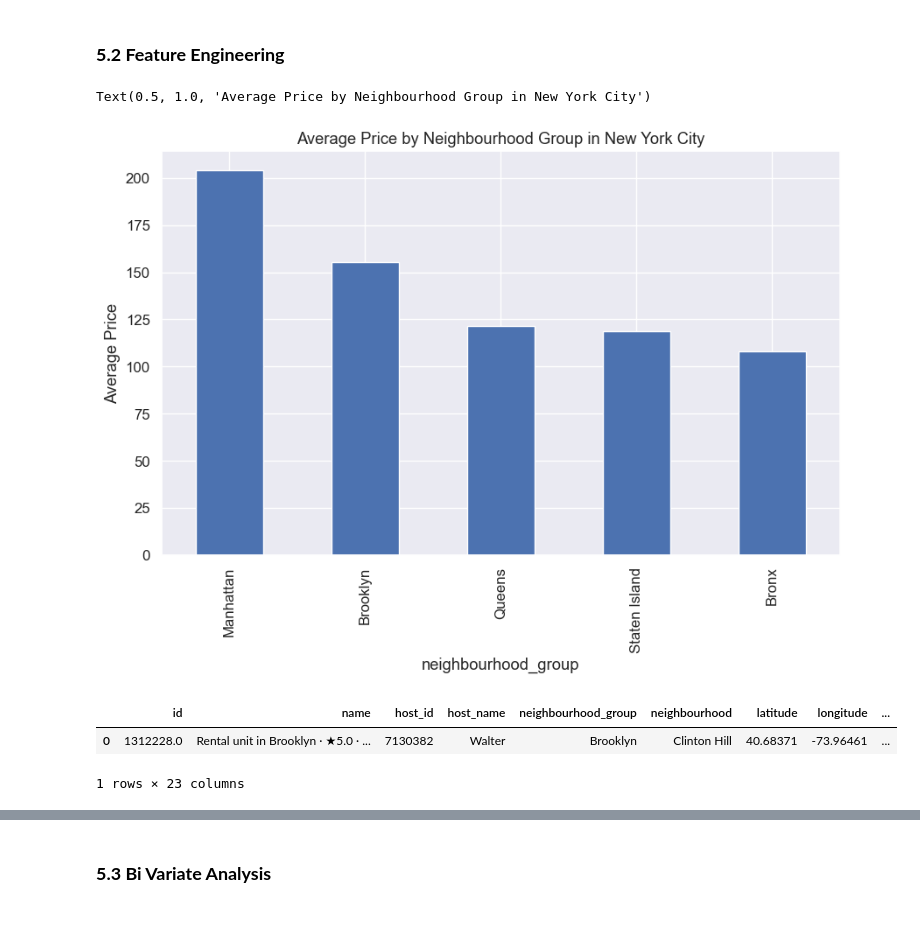
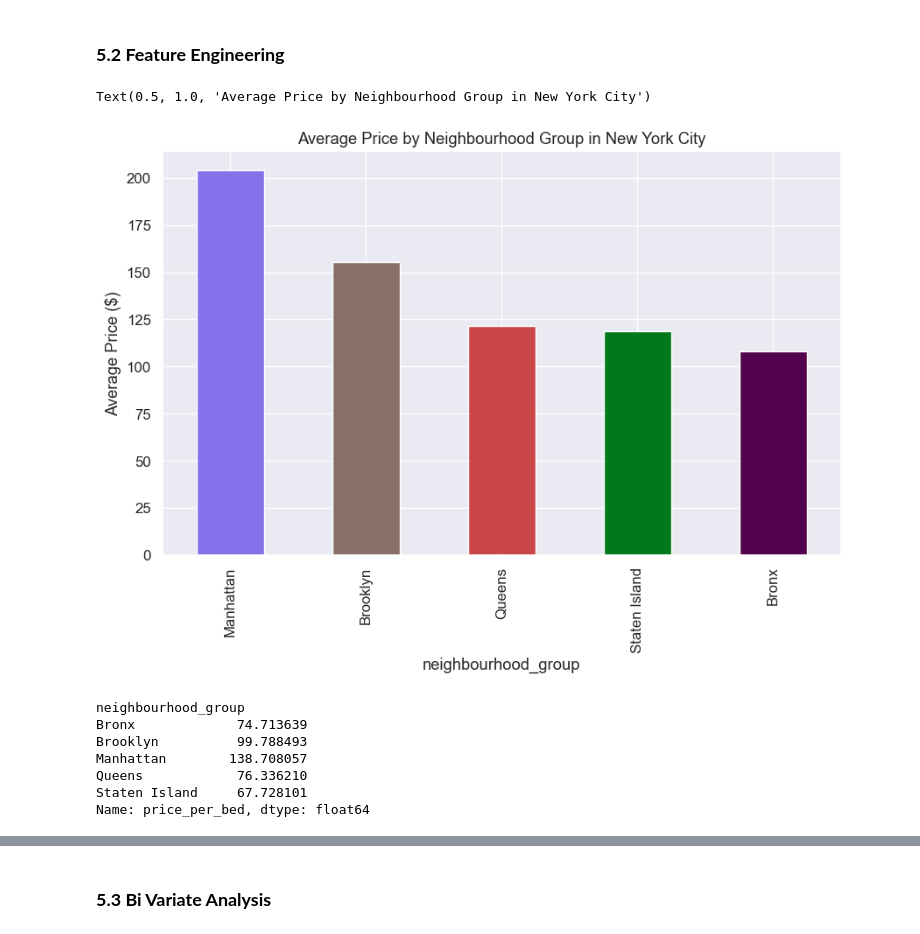
Before and after one commit to JoaoFelicissimo03/AirbnbNY2024_EDA, a Jupyter notebook: airbnb_NY2024.ipynb, the cells around one changed output, grey strips where cells are left out. Drawn from its saved outputs; the diff is of its cells as text; code cells hidden in the pictures.

```diff
--- a/airbnb_NY2024.ipynb
+++ b/airbnb_NY2024.ipynb
@@ -203,14 +203,12 @@ sns.boxplot(x=data['price'])
 # %%
 df = data[data['price'] < 1500]
 
-sns.set_theme(style="darkgrid", palette="deep", font='sans-serif', font_scale=1.1)
 sns.boxplot(x=df['price'])
 # %% [output]
 <Axes: xlabel='price'>
 [figure]
 # %%
 plt.figure(figsize=(10, 6))
-sns.set_theme(style="darkgrid", palette="deep", font='sans-serif', font_scale=1.1)
 sns.histplot(df['price'], kde=True, bins=50)
 plt.ylabel('Frequency')
 plt.title('Price Distribution of Airbnb Listings in New York City')
@@ -221,7 +219,6 @@ Text(0.5, 1.0, 'Price Distribution of Airbnb Listings in New York City')
 **5.1.2 Univariate Analysis - Availability**
 # %%
 plt.figure(figsize=(10, 6))
-sns.set_theme(style="darkgrid", palette="deep", font='sans-serif', font_scale=1.1)
 sns.histplot(df['availability_365'], kde=True)
 plt.ylabel('Frequency')
 plt.title('Availability Distribution of Airbnb Listings in New York City')
@@ -250,21 +247,35 @@ baths                                 str
 dtype: object
 # %% [markdown]
 ### **5.2 Feature Engineering**
+# %%
+# Custom color palette for neighbourhood groups
+nyc_palette = {
+    'Manhattan': "#8472EB",
+    'Brooklyn': "#887067",
+    'Queens': "#C21818C8",
+    'Staten Island': "#00791A",
+    'Bronx': "#53024D"
+}
 # %%
 # Plotting the average price by neighbourhood group
 
-df.groupby('neighbourhood_group')['price'].mean().sort_values(ascending=False).plot(kind='bar', figsize=(10, 6))
-sns.set_theme(style="darkgrid", palette="deep", font='sans-serif', font_scale=1.1)
-plt.ylabel('Average Price')
+df.groupby('neighbourhood_group')['price'].mean().sort_values(ascending=False).plot(kind='bar', figsize=(10, 6),
+        color=[nyc_palette[group] for group in df.groupby('neighbourhood_group')['price'].mean().sort_values(ascending=False).index])
+plt.ylabel('Average Price ($)')
 plt.title('Average Price by Neighbourhood Group in New York City')
 # %% [output]
 Text(0.5, 1.0, 'Average Price by Neighbourhood Group in New York City')
-[figure, old version]
+[figure, new version]
 # %%
 # Create a new column 'price_per_bed' by dividing the 'price' column by the 'beds' column
 df['price_per_bed']= df['price']/df['beds']
-df.head(1)
+
+df.groupby('neighbourhood_group')['price_per_bed'].mean()
 # %% [output]
-|  | id | name | host_id | host_name | neighbourhood_group | neighbourhood | latitude | longitude | ... |
-| 0 | 1312228.0 | Rental unit in Brooklyn · ★5.0 · ... | 7130382 | Walter | Brooklyn | Clinton Hill | 40.68371 | -73.96461 | ... |
-1 rows × 23 columns
+neighbourhood_group
+Bronx             74.713639
+Brooklyn          99.788493
+Manhattan        138.708057
+Queens            76.336210
+Staten Island     67.728101
+Name: price_per_bed, dtype: float64
```
Also changed, not shown: parts of 16 cells of this notebook.
